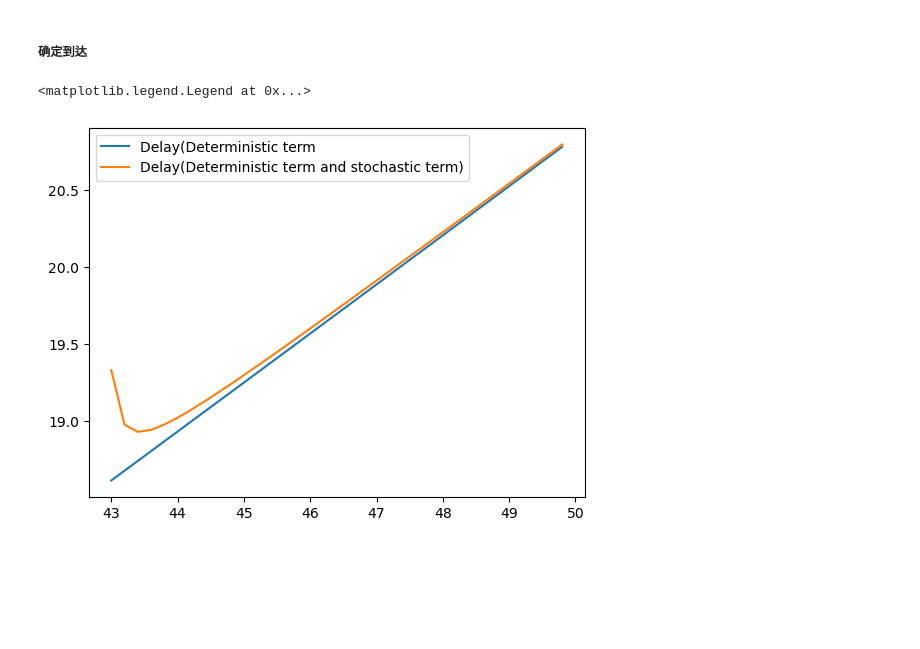
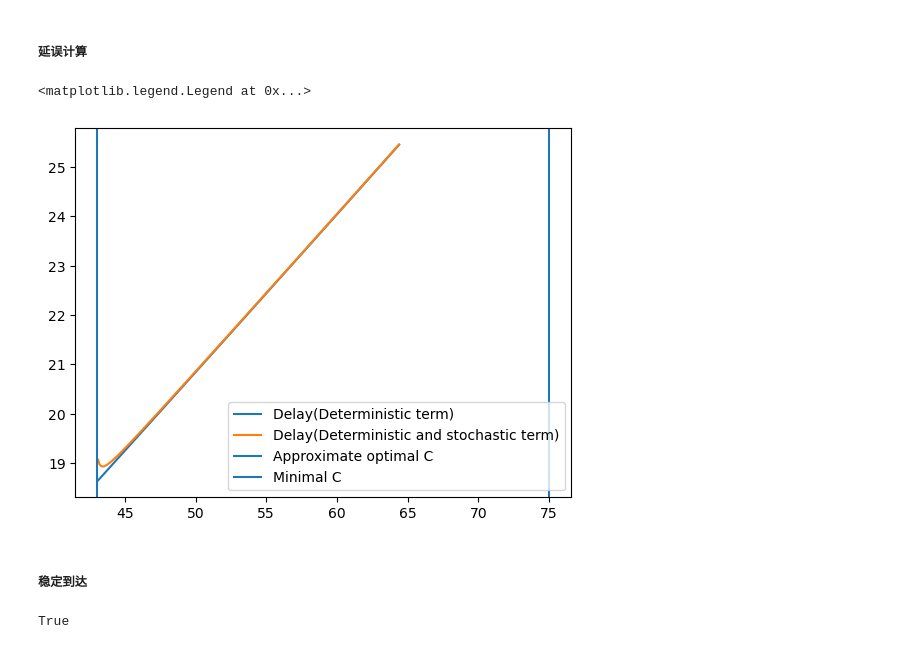
Before and after one commit to feng-jialong/RL-in-ATSC, a Jupyter notebook: exp1.ipynb, the cells around one changed output. Saved outputs shown, nothing was run; the diff lists cells and outputs as text; code cells hidden in the pictures; blank space fills up the shorter version.

```diff
--- a/exp1.ipynb
+++ b/exp1.ipynb
@@ -10,2 +12,2 @@ from utils import delay_webster,point_queue_model
 # %% [markdown]
-##### 确定到达
+##### 延误计算
@@ -20,24 +14,33 @@ phase = np.array([[0,1],[-1,-1],[2,3],[-1,-1],[4,5],[-1,-1],[6,7],[-1,-1]]) #
+# %%
+# load configs
+default_config_dir = 'default_config.yaml'
+config = parse_config(default_config_dir)
 # %%
 # visualize webster's formula
-y_r = (q/s).max(axis=-1)
+q = 240*np.ones((4,2))
+y_r = (q/config['sfr']).max(axis=-1)
 Y = y_r.sum()
-L = 4*(t+r)
+L = config['L']
 
-C_max = 50
-C_min = np.ceil(L/(1-Y)).astype(int)
-C_arr = np.arange(C_min,C_max,0.2)
+C_range = [np.ceil(L/(1-Y)).astype(int),np.ceil(L/(1-Y)).astype(int)*1.5]
+C_arr = np.arange(*C_range,0.1)[1:]
 num_C = len(C_arr)
 sigma_arr = C_arr*Y/(C_arr-L)
+delay_arr_det = np.zeros(num_C)
 delay_arr = np.zeros(num_C)
-delay_arr_2 = np.zeros(num_C)
 for i,sigma in enumerate(sigma_arr):
-    delay_arr[i] = delay_webster(y_r,s,L,sigma,is_stochastic=False)
-    delay_arr_2[i] = delay_webster(y_r,s,L,sigma,is_stochastic=True)
+    config_temp = copy.deepcopy(config)
+    config_temp['is_stochastic'] = False
+    delay_arr_det[i] = delay_webster(y_r,sigma,config_temp)
+    config_temp['is_stochastic'] = True
+    delay_arr[i] = delay_webster(y_r,sigma,config_temp)
 
 fig,ax = plt.subplots()
-ax.plot(C_arr,delay_arr,label='Delay(Deterministic term)')
-ax.plot(C_arr,delay_arr_2,label='Delay(Deterministic term and stochastic term)')
+ax.plot(C_arr,delay_arr_det,label='Delay(Deterministic term)')
+ax.plot(C_arr,delay_arr,label='Delay(Deterministic and stochastic term)')
+ax.axvline(np.ceil((1.5*L+5.0)/(1-Y)).astype(int),0,1,label='Approximate optimal C')
+ax.axvline(np.ceil(L/(1-Y)).astype(int),0,1,label='Minimal C')
 ax.legend()
 # %% [output]
 <matplotlib.legend.Legend at 0x...>
-[figure, old version]
+[figure, new version]
@@ -46,0 +47,9 @@ point_queue_model(id='webster-revised',phase_sequence=phase_sequence,q=q,s=s,sim
+# %% [markdown]
+##### 稳定到达
+# %%
+# load configs
+default_config_dir = 'default_config.yaml'
+config = parse_config(default_config_dir)
+print(config['is_stochastic'])
+# %% [output]
+True
```
Also changed, not shown: parts of 11 cells of this notebook, 20 other files.
